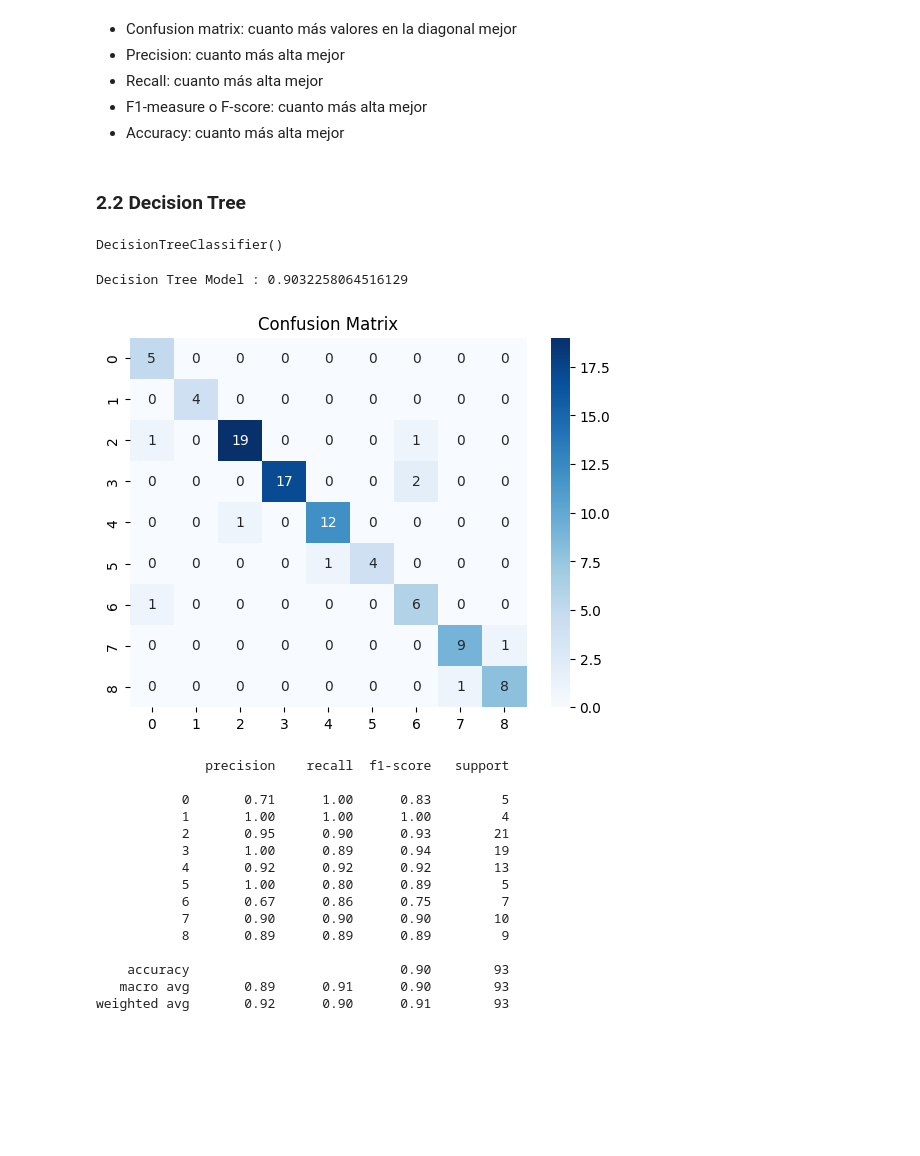
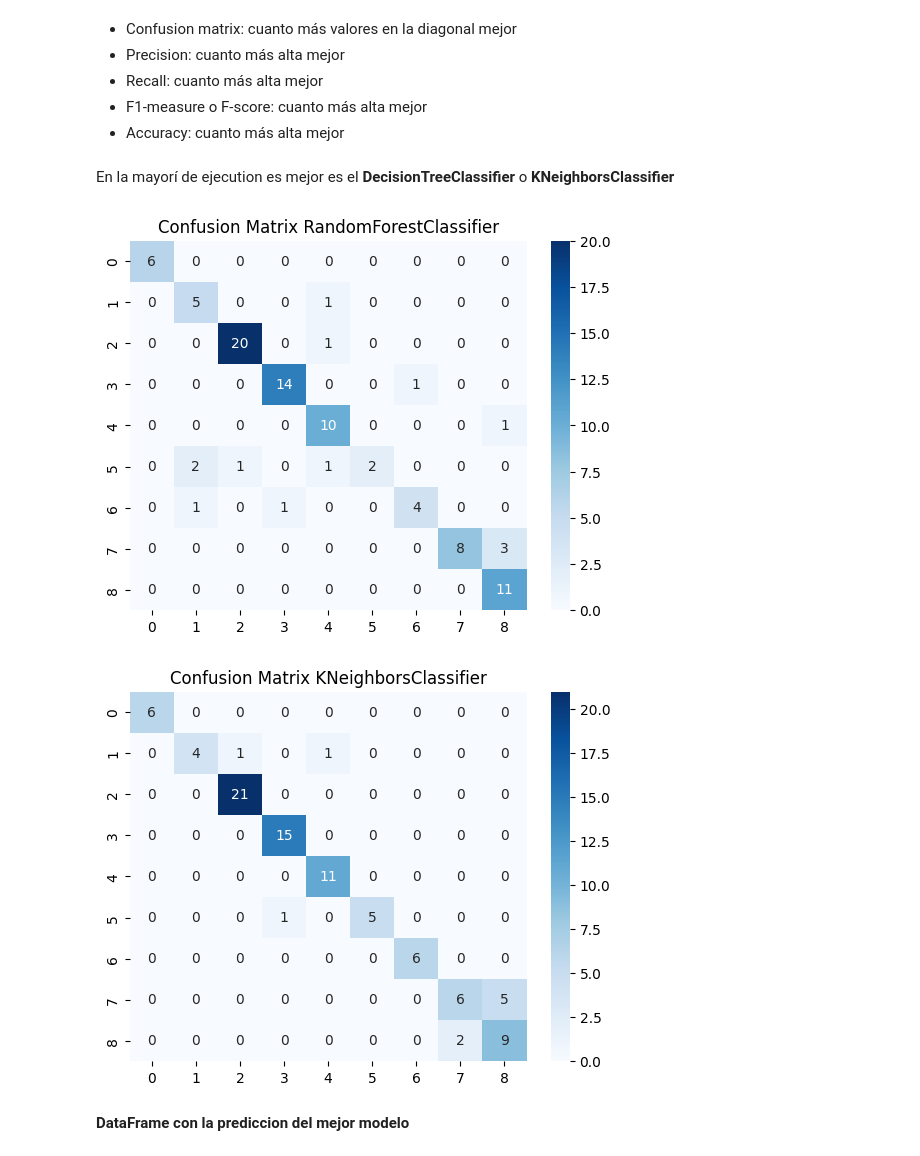
Before and after one commit to nmartinser/Telerehabilitation, a Jupyter notebook: notebooks/modelos_ejerccicio.ipynb, the cells around one changed output. Cells and saved outputs as stored; diff of their text form; code cells hidden in the pictures; blank space fills up the shorter version.

Commit message:
añadir modelos y evaluarlos ✔️

```diff
--- a/notebooks/modelos_ejerccicio.ipynb
+++ b/notebooks/modelos_ejerccicio.ipynb
@@ -46,10 +44,0 @@ knn.fit(train_X,train_y) #entrenamos el algoritmo
-# %%
-prediction=knn.predict(test_X)
-print('KNN Model :',accuracy_score(prediction,test_y))
-
-# Plot confusion matrix.
-cm = confusion_matrix(test_y, prediction)
-ax = plt.axes()
-sns.heatmap(cm, annot=True, cmap="Blues" )
-ax.set_title('Confusion Matrix')
-plt.show()
@@ -58,0 +56,10 @@ print(report)
+# %%
+knn = KNeighborsClassifier(n_neighbors=1) # K-Neighbors classifier
+dtree = DecisionTreeClassifier() # Decision tree
+nb = GaussianNB() # Naive Bayes
+svm = SVC() # Suport Vector Machine
+rf = RandomForestClassifier(n_estimators = 5)  # Random Forest
+
+models = [knn, dtree, nb, svm, rf]
+
+aplicar_modelos(models, train_X, train_y, test_X, test_y)
@@ -62,42 +87,21 @@ print(report)
 * Recall: cuanto más alta mejor
 * F1-measure o F-score: cuanto más alta mejor
 * Accuracy: cuanto más alta mejor
-# %% [markdown]
-### 2.2 Decision Tree
-# %%
-dtree = DecisionTreeClassifier()
-dtree.fit(train_X,train_y) #entrenamos el algoritmo
-# %% [output]
-DecisionTreeClassifier()
+# %% [markdown]
+En la mayorí de ejecution es mejor es el **DecisionTreeClassifier** o **KNeighborsClassifier**
 # %%
-prediction = dtree.predict(test_X)
-print('Decision Tree Model :',accuracy_score(prediction,test_y))
-
-# Plot confusion matrix.
-cm = confusion_matrix(test_y, prediction)
-ax = plt.axes()
-sns.heatmap(cm, annot=True, cmap="Blues" )
-ax.set_title('Confusion Matrix')
-plt.show()
+def plot_confusion_matrix(modelo, tX, ty):
+    prediction = modelo.predict(tX)
+    cm = confusion_matrix(ty, prediction)
+    ax = plt.axes()
+    sns.heatmap(cm, annot=True, cmap="Blues" )
+    ax.set_title('Confusion Matrix ' + modelo.__class__.__name__)
+    plt.show()
-# %% [output]
-Decision Tree Model : 0.9032258064516129
-[figure, removed]
-# %%
-report = classification_report(test_y, prediction)
-print(report)
-# %% [output]
-              precision    recall  f1-score   support
-
-           0       0.71      1.00      0.83         5
-           1       1.00      1.00      1.00         4
-           2       0.95      0.90      0.93        21
-           3       1.00      0.89      0.94        19
-           4       0.92      0.92      0.92        13
-           5       1.00      0.80      0.89         5
-           6       0.67      0.86      0.75         7
-           7       0.90      0.90      0.90        10
-           8       0.89      0.89      0.89         9
-
-    accuracy                           0.90        93
-   macro avg       0.89      0.91      0.90        93
-weighted avg       0.92      0.90      0.91        93
+# %%
+plot_confusion_matrix(rf, test_X, test_y)
+plot_confusion_matrix(knn, test_X, test_y)
+# %% [output]
+[figure, added]
+[figure, added]
+# %% [markdown]
+**DataFrame con la prediccion del mejor modelo**
```
Also changed, not shown: parts of 9 cells of this notebook, 1 other file.
